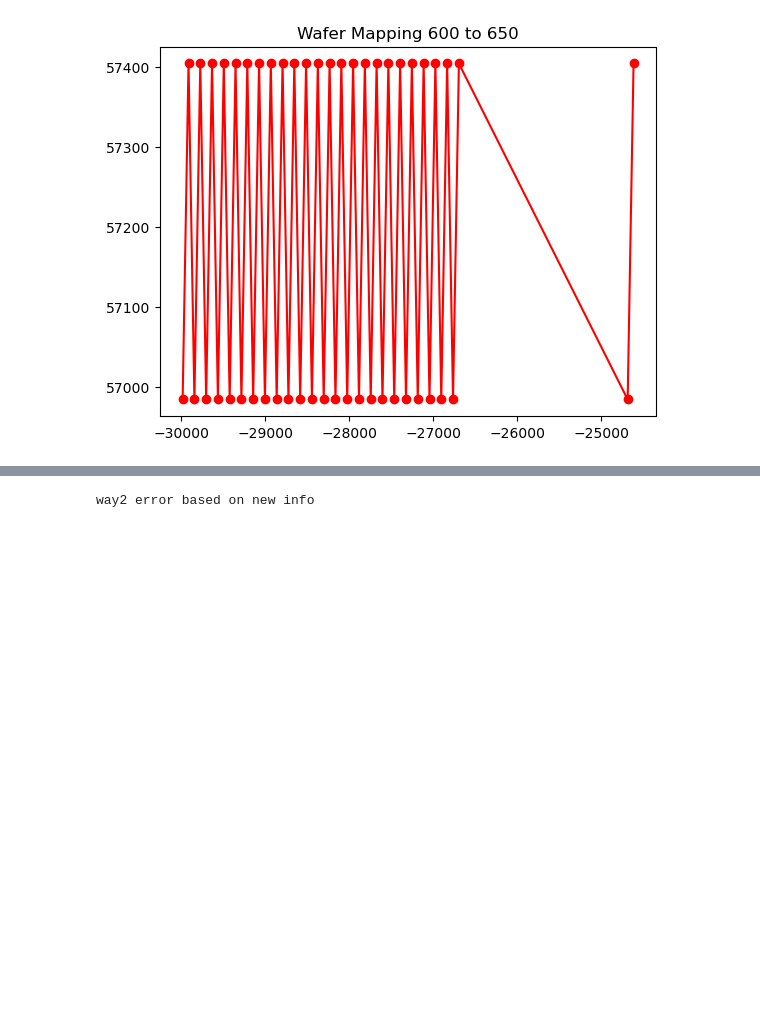
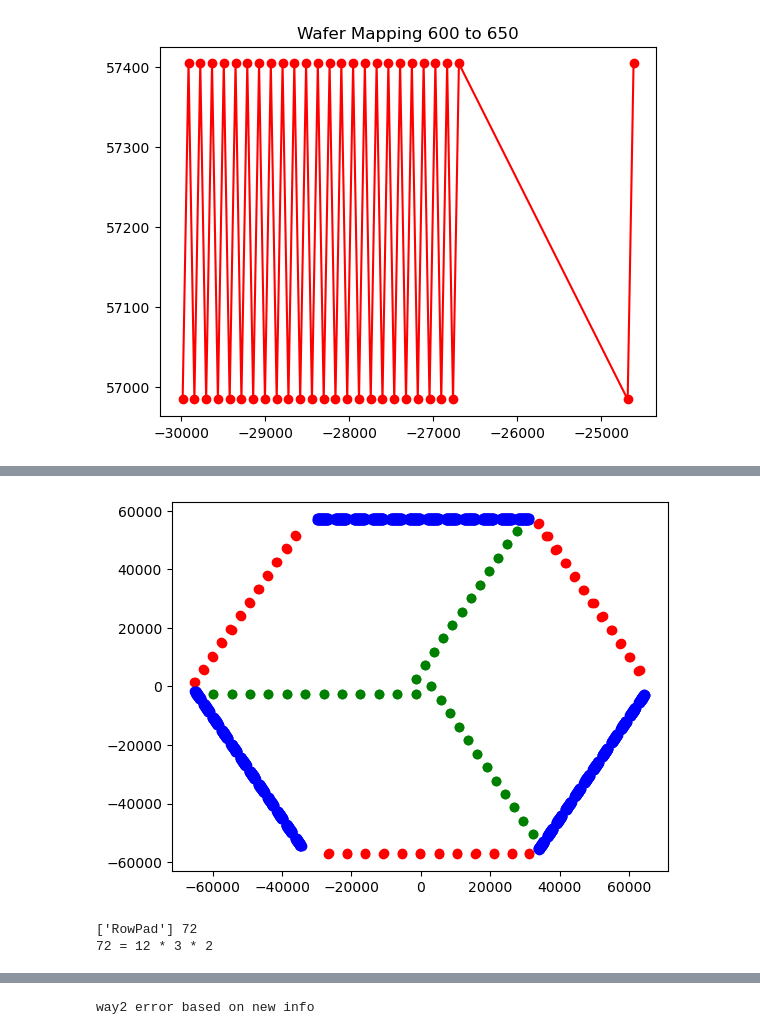
Before and after one commit to ReChen33/QuReseach, a Jupyter notebook: code/wafer/TestWafer.ipynb, the cells around one changed output, grey strips where cells are left out. Cells and saved outputs as stored; diff of their text form; code cells hidden in the pictures; blank space fills up the shorter version.

```diff
--- a/code/wafer/TestWafer.ipynb
+++ b/code/wafer/TestWafer.ipynb
@@ -900,0 +961,41 @@ g2_df3.to_csv('.\data\goal2 Ver2.1 same pixel pad info.csv', index=False)
+# %%
+# scatter the pad info only with x label
+g2_only_x_label = []
+g2_only_ColPad_type = []
+
+for i in range(len(goal2_first_pad_info)):
+
+    if 'X' in goal2_first_pad_info[i][PadLabelIndex]:
+        g2_only_x_label.append(goal2_first_pad_info[i])
+    # if 'X' in goal2_second_pad_info[i][PadLabelIndex]:
+    #     g2_only_x_label.append(goal2_second_pad_info[i])
+    if 'ColumnPad' in goal2_first_pad_info[i][GrouptypeIndex]:
+        g2_only_ColPad_type.append(goal2_first_pad_info[i])
+
+g2_only_x_label = np.array(g2_only_x_label)
+g2_only_x_label_pad_x = g2_only_x_label[:,PadXIndex]
+g2_only_x_label_pad_y = g2_only_x_label[:,PadYIndex]
+
+g2_only_x_label_pixel_x = g2_only_x_label[:,PixelXIndex]
+g2_only_x_label_pixel_y = g2_only_x_label[:,PixelYIndex]
+
+g2_only_ColPad_type = np.array(g2_only_ColPad_type)
+g2_only_ColPad_type_pad_x = g2_only_ColPad_type[:,PadXIndex]
+g2_only_ColPad_type_pad_y = g2_only_ColPad_type[:,PadYIndex]
+
+
+plt.scatter(np.float64(g2_only_x_label_pad_x),
+            np.float64(g2_only_x_label_pad_y), c='r', marker='o')
+plt.scatter(np.float64(g2_only_ColPad_type_pad_x),
+            np.float64(g2_only_ColPad_type_pad_y), c='b', marker='o')
+plt.scatter(np.float64(g2_only_x_label_pixel_x),
+            np.float64(g2_only_x_label_pixel_y), c='g', marker='o')
+plt.show()
+
+g2_only_x_label_type = g2_only_x_label[:,GrouptypeIndex]
+print(np.unique(g2_only_x_label_type),len(g2_only_x_label_type))
+print("72 = 12 * 3 * 2")
+# %% [output]
+[figure, added]
+['RowPad'] 72
+72 = 12 * 3 * 2
```
Also changed, not shown: parts of 12 cells of this notebook, 6 other files.
